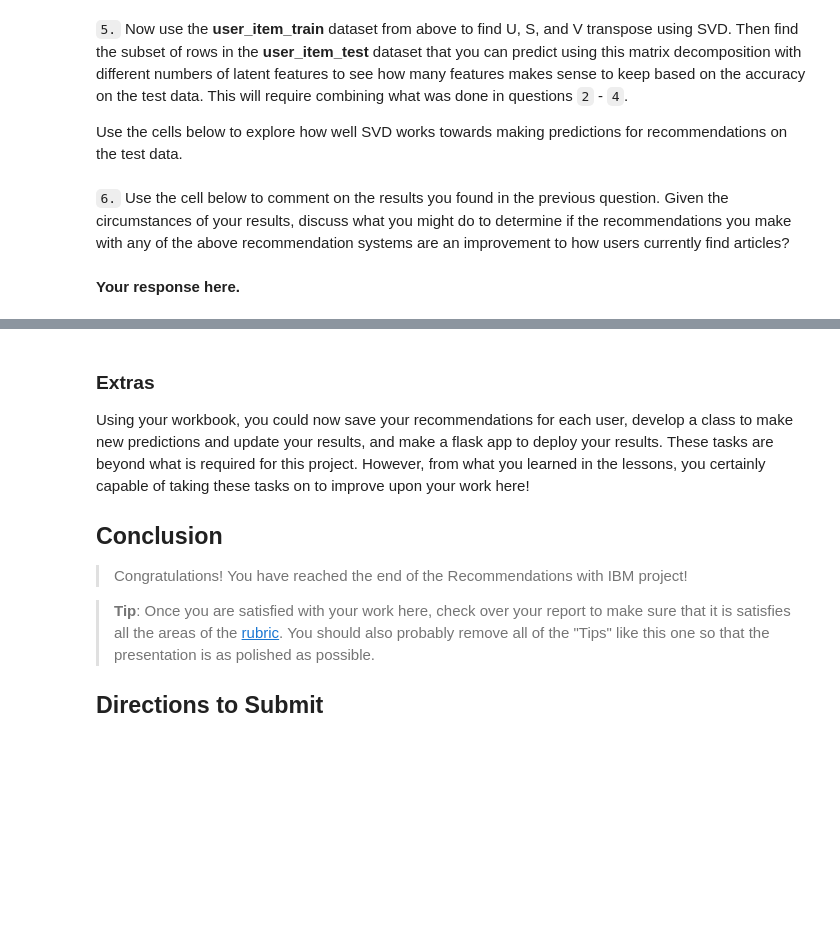
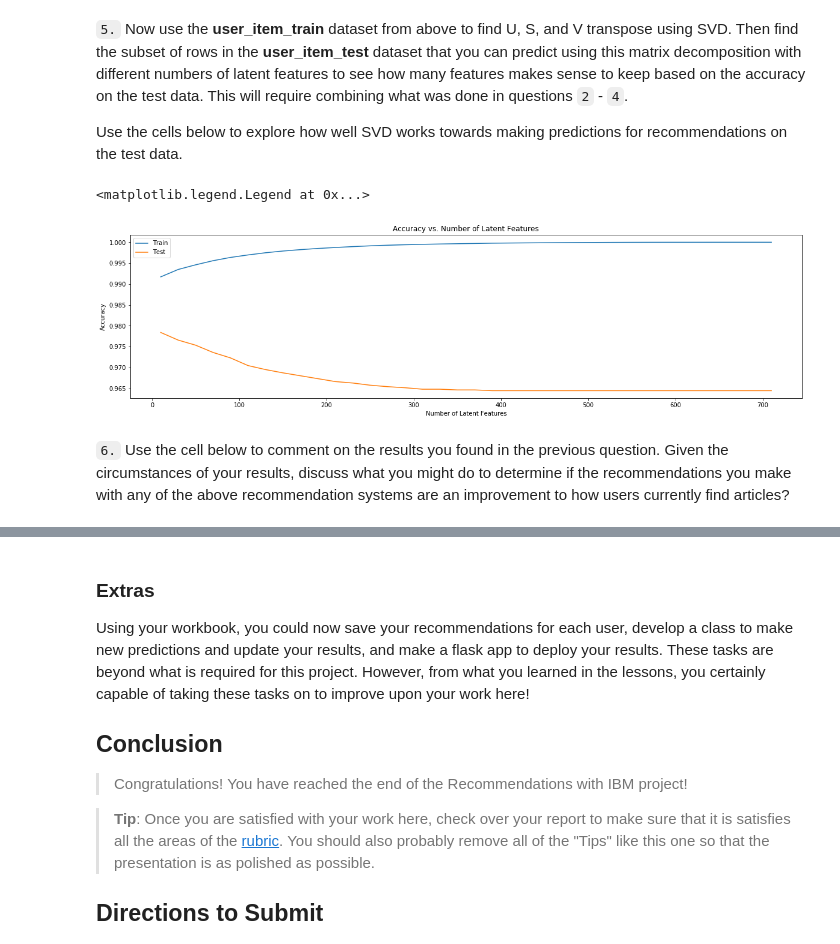
Before and after one commit to Lexie88rus/Udacity-DSND-Recommendations-with-IBM, a Jupyter notebook: Recommendations_with_IBM.ipynb, the cells around one changed output, grey strips where cells are left out. Drawn from its saved outputs; the diff is of its cells as text; code cells hidden in the pictures; blank space fills up the shorter version.

```diff
--- a/Recommendations_with_IBM.ipynb
+++ b/Recommendations_with_IBM.ipynb
@@ -898,8 +1215,20 @@ def create_test_and_train_user_item(df_train, df_test):
     test_arts - all of the test article ids
 
     '''
-    # Your code here
+    # Create user_item matrices
+    user_item_train = create_user_item_matrix(df_train)
+    user_item_test = create_user_item_matrix(df_test)
+
+    # Find ids of users from the test set
+    test_idx = user_item_test.index.values
+
+    # Find article ids from the test set
+    test_arts = user_item_test.columns.values
 
     return user_item_train, user_item_test, test_idx, test_arts
 
 user_item_train, user_item_test, test_idx, test_arts = create_test_and_train_user_item(df_train, df_test)
+# %%
+# How many users can we make predictions for in the test set?
+train_idx = user_item_train.index.values
+len(np.intersect1d(train_idx, test_idx))
@@ -905,0 +1242,4 @@ user_item_train, user_item_test, test_idx, test_arts = create_test_and_train_use
+# %%
+# How many articles can we make predictions for in the test set?
+train_arts = user_item_train.columns.values
+len(np.intersect1d(train_arts, test_arts))
@@ -925,4 +1274,4 @@ t.sol_4_test(sol_4_dict)
 Use the cells below to explore how well SVD works towards making predictions for recommendations on the test data.
 # %%
 # fit SVD on the user_item_train matrix
-u_train, s_train, vt_train = # fit svd similar to above then use the cells below
+u_train, s_train, vt_train = np.linalg.svd(user_item_train) # fit svd similar to above then use the cells below
@@ -932,4 +1278,54 @@ u_train, s_train, vt_train = # fit svd similar to above then use the cells below
+# %%
+# ids of users we can make predictions for
+common_users = np.intersect1d(train_idx, test_idx)
+
+# article_ids of articles we can make preditions for
+common_articles = np.intersect1d(train_arts, test_arts)
+
+# subset user_item_test to check predictions for common users and common articles on test data
+test_common = user_item_test.loc[common_users.tolist(), common_articles.tolist()]
+
+# subset of u matrix for users we can make predictions for (reduce u rows only for overlapping users)
+u_train_common = u_train[user_item_train.index.isin(test_idx), :]
+
+# subset of articles we can make predictions for (reduce vt columns to overlapping articles)
+vt_train_common = vt_train[:, user_item_train.columns.isin(test_arts)]
+
+# iterate through range of latent features
+num_latent_feats = np.arange(10,700+20,20)
+sum_errs_train = []
+sum_errs_test = []
+
+for k in num_latent_feats:
+    # restructure train set with k latent features
+    s_train_new, u_train_new, vt_train_new = np.diag(s_train[:k]), u_train[:, :k], vt_train[:k, :]
+
+    # restructure matrices for test set with k latent features
+    s_test_new, u_test_new, vt_test_new = np.diag(s_train[:k]), u_train_common[:, :k], vt_train_common[:k, :]
+
+    # take dot product to make predictions on test and on train data
+    user_item_est_train = np.around(np.dot(np.dot(u_train_new, s_train_new), vt_train_new))
+    user_item_est_test = np.around(np.dot(np.dot(u_test_new, s_train_new), vt_test_new))
+
+    # compute error for each prediction to actual value
+    diffs_train = np.subtract(user_item_train, user_item_est_train)
+    diffs_test = np.subtract(test_common, user_item_est_test)
+
+    # total errors and keep track of them
+    err_train = np.sum(np.sum(np.abs(diffs_train)))
+    sum_errs_train.append(err_train)
+    err_test = np.sum(np.sum(np.abs(diffs_test)))
+    sum_errs_test.append(err_test)
+
+# plot test and train error
+plt.plot(num_latent_feats, 1 - np.array(sum_errs_train)/(user_item_train.shape[0] * user_item_train.shape[1]), label = 'Train');
+plt.plot(num_latent_feats, 1 - np.array(sum_errs_test)/(test_common.shape[0] * test_common.shape[1]), label = 'Test');
+plt.xlabel('Number of Latent Features');
+plt.ylabel('Accuracy');
+plt.title('Accuracy vs. Number of Latent Features');
+plt.legend()
+# %% [output]
+<matplotlib.legend.Legend at 0x...>
+[figure, added]
 # %% [markdown]
 `6.` Use the cell below to comment on the results you found in the previous question. Given the circumstances of your results, discuss what you might do to determine if the recommendations you make with any of the above recommendation systems are an improvement to how users currently find articles?
-# %% [markdown]
-**Your response here.**
```
Also changed, not shown: parts of 49 cells of this notebook.
